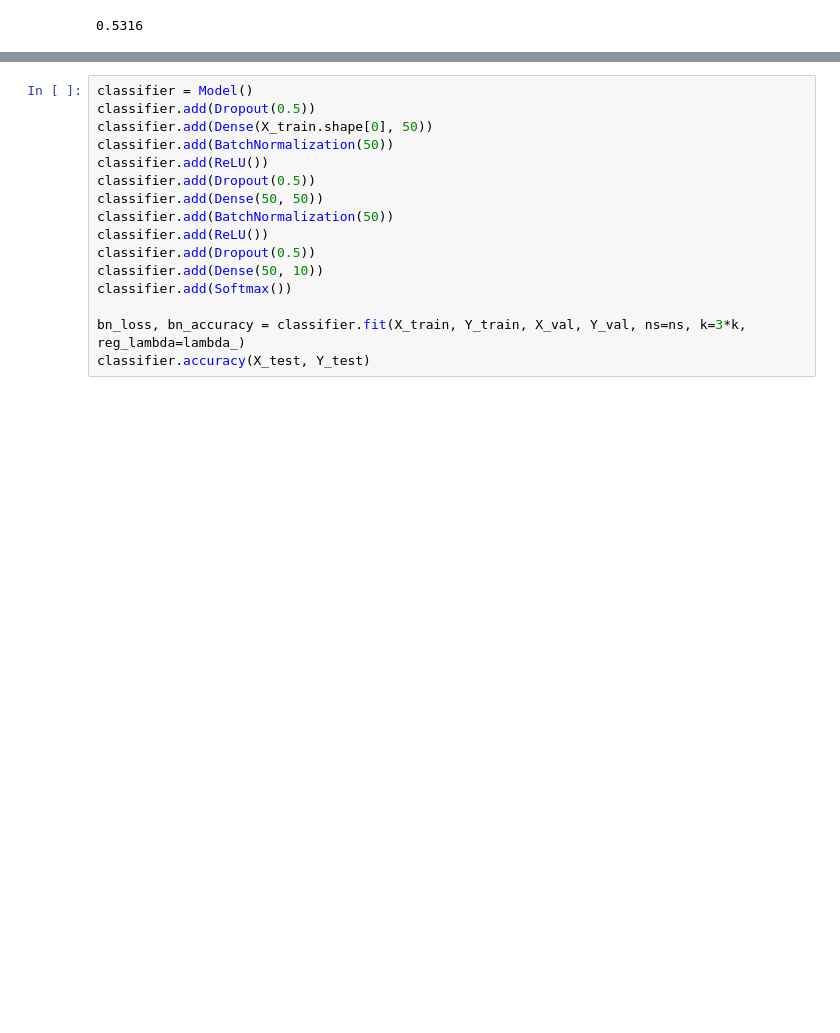
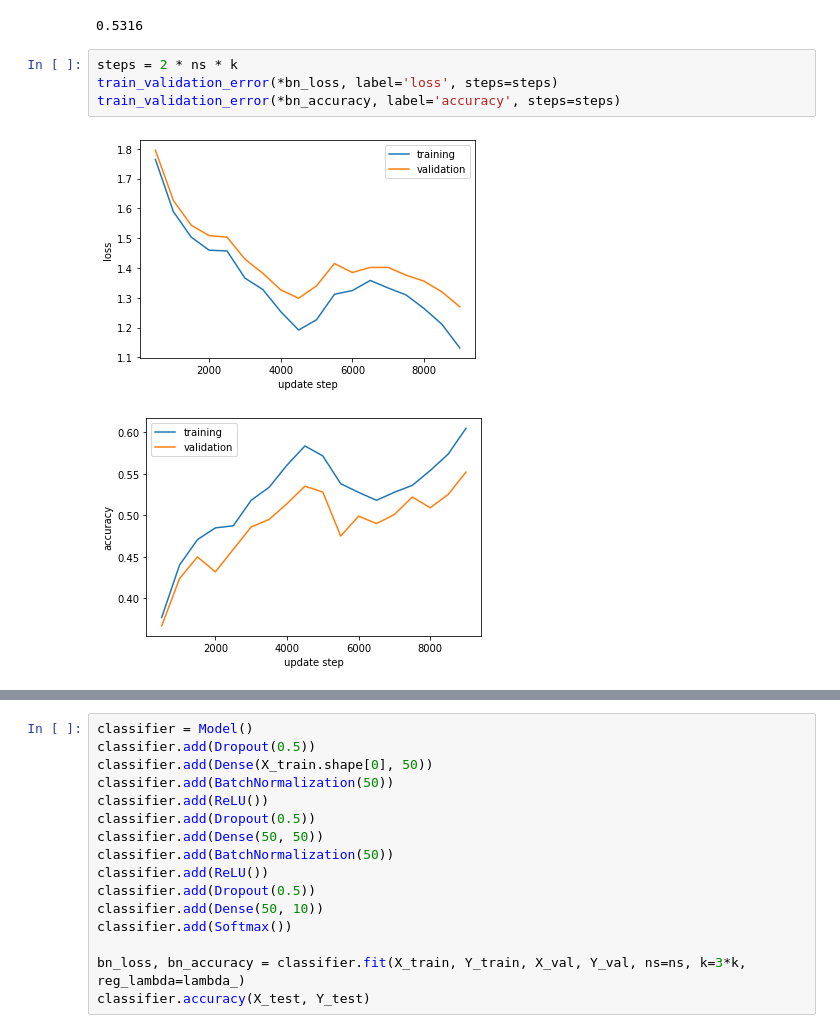
Before and after one commit to alexcosta13/dd2424-deep-learning-in-data-science, a Jupyter notebook: assignments/assignment3.ipynb, the cells around one changed output, grey strips where cells are left out. Cells and saved outputs as stored; diff of their text form; blank space fills up the shorter version.

```diff
--- a/assignments/assignment3.ipynb
+++ b/assignments/assignment3.ipynb
@@ -786,6 +779,13 @@ bn_loss, bn_accuracy = classifier.fit(X_train, Y_train, X_val, Y_val, ns=ns, k=k
 classifier.accuracy(X_test, Y_test)
 # %% [output]
 0.5316
+# %%
+steps = 2 * ns * k
+train_validation_error(*bn_loss, label='loss', steps=steps)
+train_validation_error(*bn_accuracy, label='accuracy', steps=steps)
+# %% [output]
+[figure, added]
+[figure, added]
 # %%
 classifier = Model()
 classifier.add(Dropout(0.5))
```
Also changed, not shown: parts of 24 cells of this notebook.
